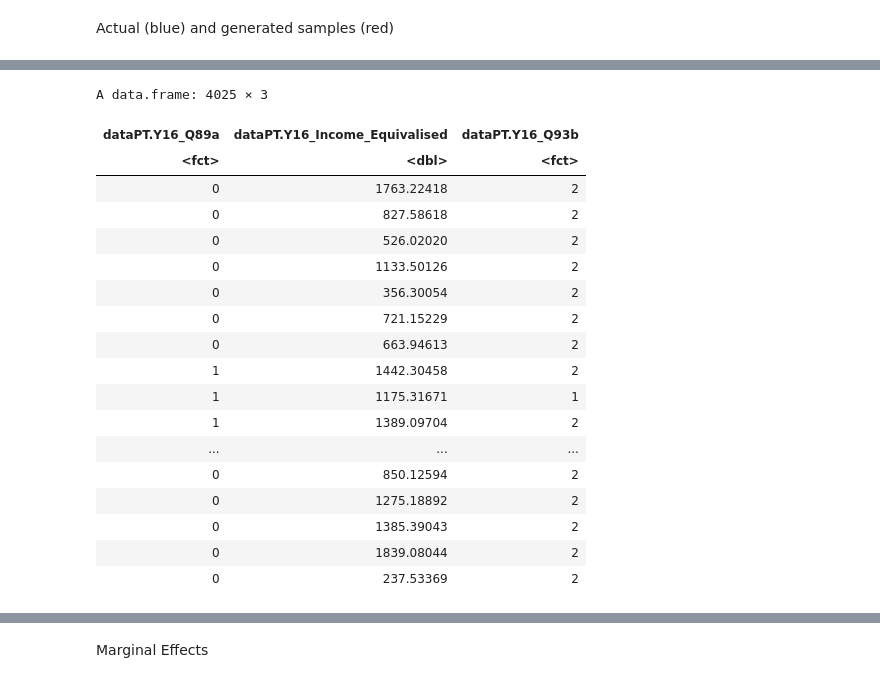
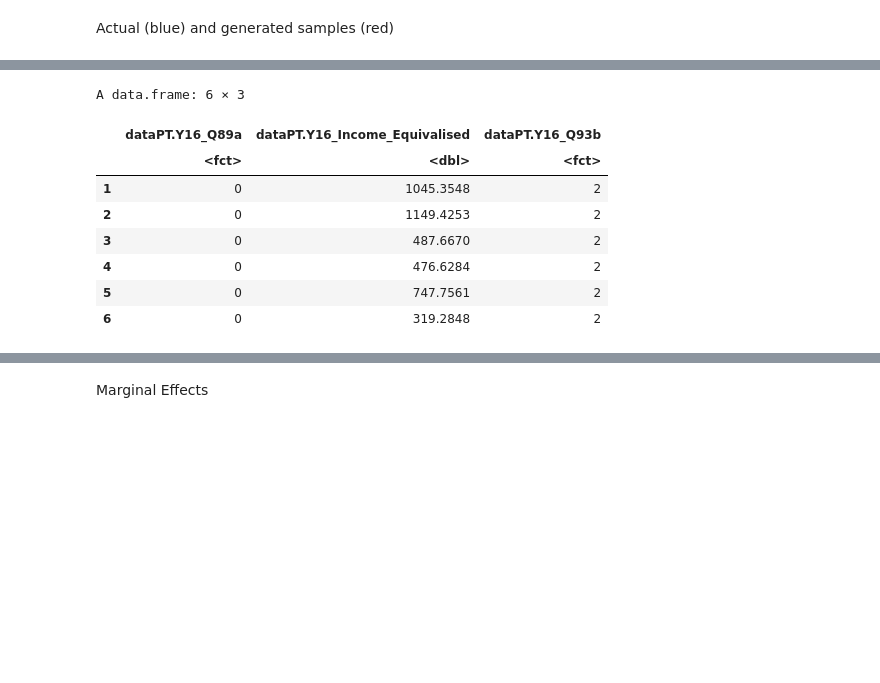
Before and after one commit to d-vf/notebooks, a Jupyter notebook: HW_R_notebook.ipynb, the cells around one changed output, grey strips where cells are left out. Cells and saved outputs as stored; diff of their text form; code cells hidden in the pictures; blank space fills up the shorter version.

```diff
--- a/HW_R_notebook.ipynb
+++ b/HW_R_notebook.ipynb
@@ -415,25 +405,15 @@ summary(dataPTsample_imp)
-# %%
-dataPTsample_imp
-# %% [output]
-A data.frame: 4025 × 3
-| dataPT.Y16_Q89a | dataPT.Y16_Income_Equivalised | dataPT.Y16_Q93b |
-| <fct> | <dbl> | <fct> |
-| 0 | 1763.22418 | 2 |
-| 0 | 827.58618 | 2 |
-| 0 | 526.02020 | 2 |
-| 0 | 1133.50126 | 2 |
-| 0 | 356.30054 | 2 |
-| 0 | 721.15229 | 2 |
-| 0 | 663.94613 | 2 |
-| 1 | 1442.30458 | 2 |
-| 1 | 1175.31671 | 1 |
-| 1 | 1389.09704 | 2 |
-| ... | ... | ... |
-| 0 | 850.12594 | 2 |
-| 0 | 1275.18892 | 2 |
-| 0 | 1385.39043 | 2 |
-| 0 | 1839.08044 | 2 |
-| 0 | 237.53369 | 2 |
+# %%
+head(dataPTsample_imp)
+# %% [output]
+A data.frame: 6 × 3
+|  | dataPT.Y16_Q89a | dataPT.Y16_Income_Equivalised | dataPT.Y16_Q93b |
+|  | <fct> | <dbl> | <fct> |
+| 1 | 0 | 1045.3548 | 2 |
+| 2 | 0 | 1149.4253 | 2 |
+| 3 | 0 | 487.6670 | 2 |
+| 4 | 0 | 476.6284 | 2 |
+| 5 | 0 | 747.7561 | 2 |
+| 6 | 0 | 319.2848 | 2 |
 # %%
 # Histogram with kernel density curve
 ggplot(dataPTsample_imp, aes(x = dataPT.Y16_Income_Equivalised)) +
```
Also changed, not shown: parts of 82 cells of this notebook.
